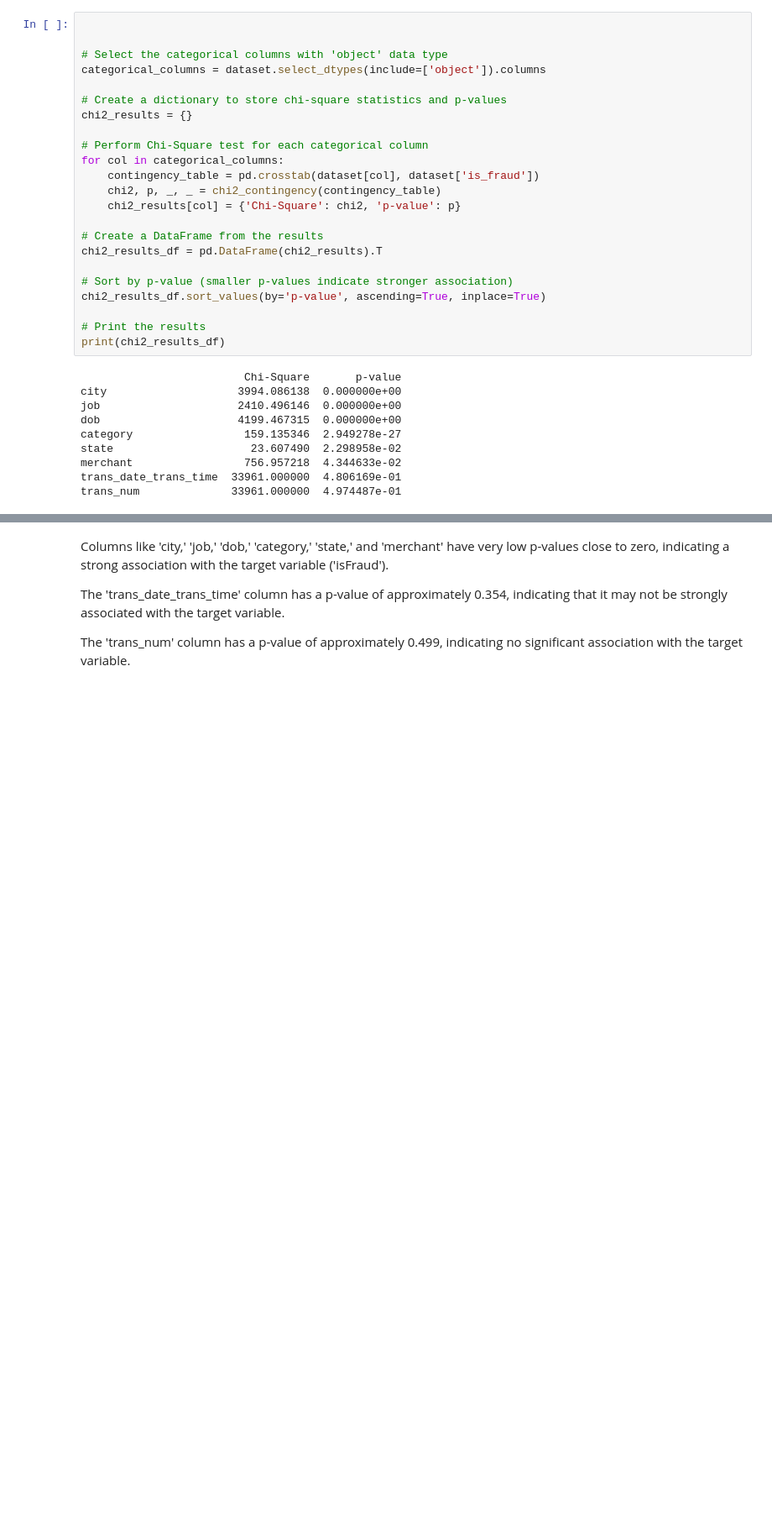
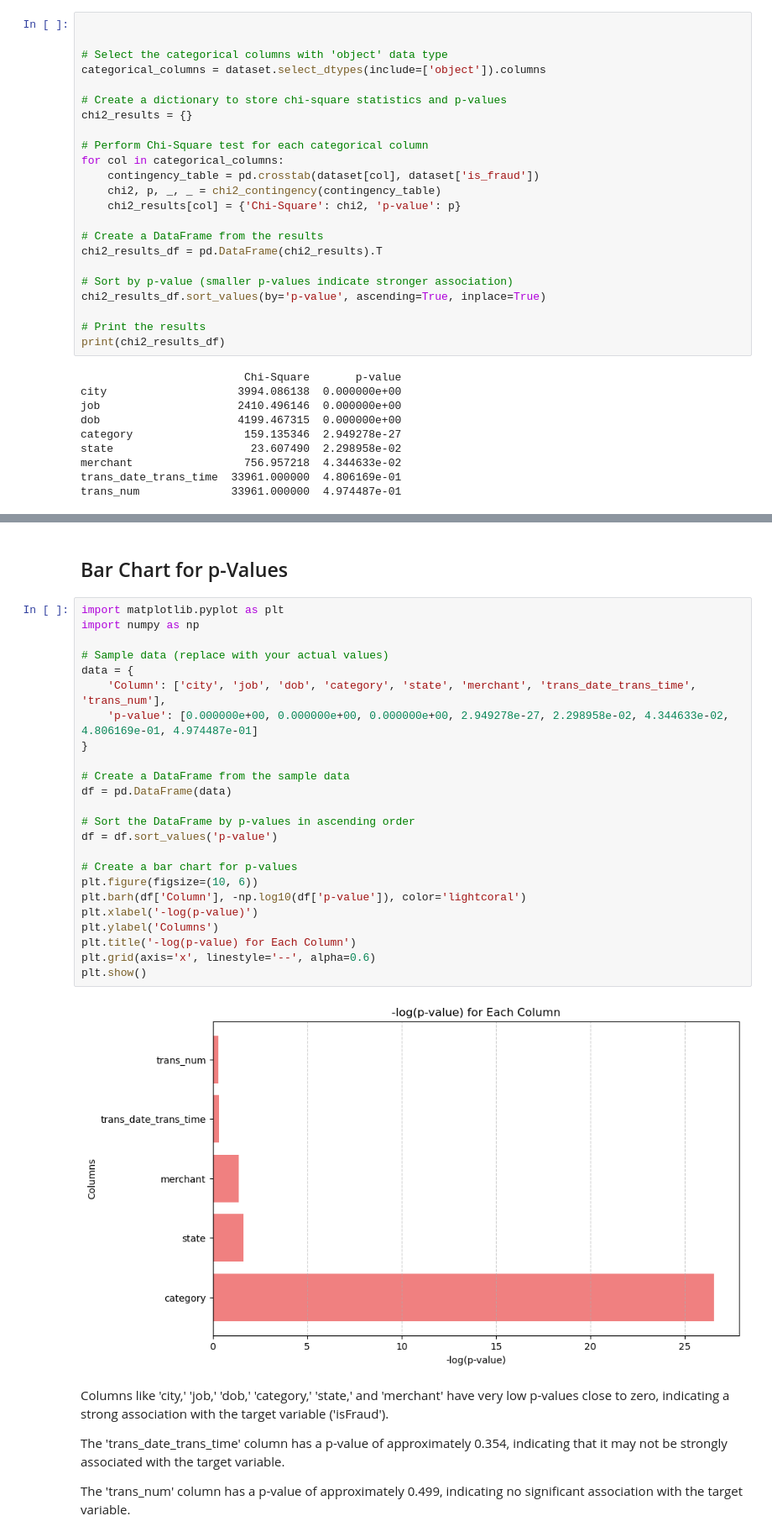
Before and after one commit to IT21070594/FDM-Project, a Jupyter notebook: Credit_Card_Fraud_Detection.ipynb, the cells around one changed output, grey strips where cells are left out. Shown at 84% size. Cells and saved outputs as stored; diff of their text form; blank space fills up the shorter version.

```diff
--- a/Credit_Card_Fraud_Detection.ipynb
+++ b/Credit_Card_Fraud_Detection.ipynb
@@ -121,3 +164,31 @@ trans_num              33961.000000  4.974487e-01
+# %% [markdown]
+## Bar Chart for p-Values
+# %%
+import matplotlib.pyplot as plt
+import numpy as np
+
+# Sample data (replace with your actual values)
+data = {
+    'Column': ['city', 'job', 'dob', 'category', 'state', 'merchant', 'trans_date_trans_time', 'trans_num'],
+    'p-value': [0.000000e+00, 0.000000e+00, 0.000000e+00, 2.949278e-27, 2.298958e-02, 4.344633e-02, 4.806169e-01, 4.974487e-01]
+}
+
+# Create a DataFrame from the sample data
+df = pd.DataFrame(data)
+
+# Sort the DataFrame by p-values in ascending order
+df = df.sort_values('p-value')
+
+# Create a bar chart for p-values
+plt.figure(figsize=(10, 6))
+plt.barh(df['Column'], -np.log10(df['p-value']), color='lightcoral')
+plt.xlabel('-log(p-value)')
+plt.ylabel('Columns')
+plt.title('-log(p-value) for Each Column')
+plt.grid(axis='x', linestyle='--', alpha=0.6)
+plt.show()
+# %% [output]
+[figure, added]
 # %% [markdown]
 Columns like 'city,' 'job,' 'dob,' 'category,' 'state,' and 'merchant' have very low p-values close to zero, indicating a strong association with the target variable ('isFraud').
 
```
Also changed, not shown: parts of 3 cells of this notebook, 1 other file.
